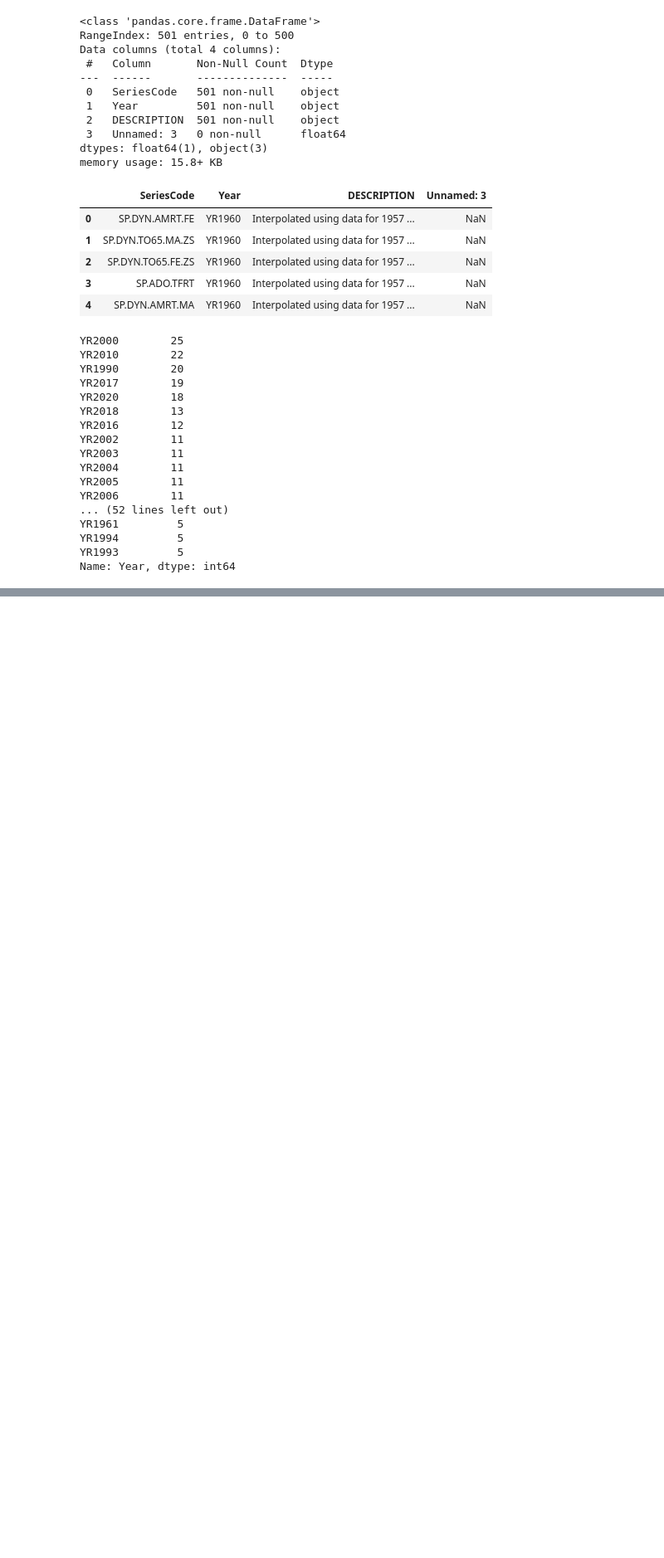
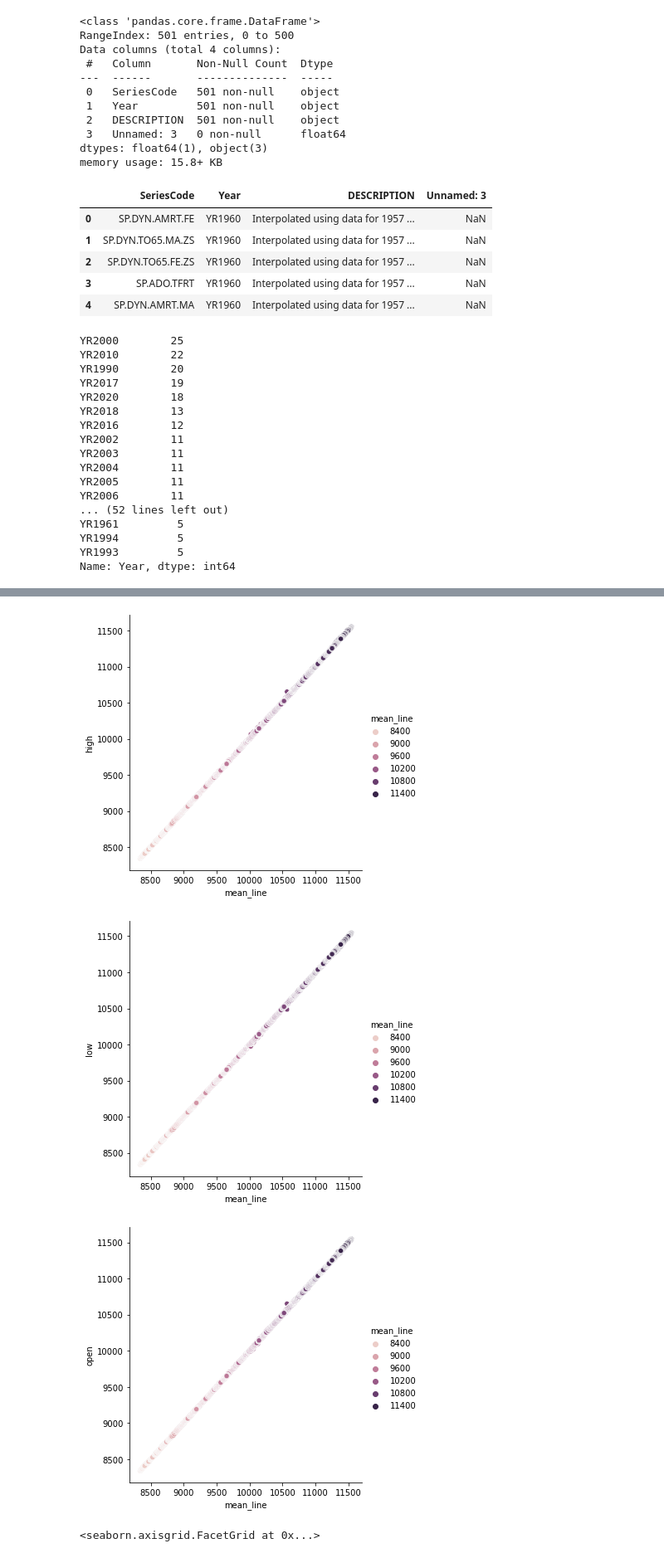
Before and after one commit to tarrencen/individual-project, a Jupyter notebook: indy_proj_explore.ipynb, the cells around one changed output, grey strips where cells are left out. Shown at 83% size. Saved outputs shown, nothing was run; the diff lists cells and outputs as text; code cells hidden in the pictures; blank space fills up the shorter version.

```diff
--- a/indy_proj_explore.ipynb
+++ b/indy_proj_explore.ipynb
@@ -487,0 +715,13 @@ Name: Year, dtype: int64
+# %%
+sns.relplot(data= train, x='mean_line', y='high', hue='mean_line')
+plt.show()
+sns.relplot(data= train, x='mean_line', y='low', hue='mean_line')
+plt.show()
+sns.relplot(data= train, x='mean_line', y='open', hue='mean_line')
+plt.show()
+sns.relplot(data= train, x='mean_line', y='close', hue='mean_line')
+# %% [output]
+[figure, added]
+[figure, added]
+[figure, added]
+<seaborn.axisgrid.FacetGrid at 0x...>
```
Also changed, not shown: parts of 75 cells of this notebook.
